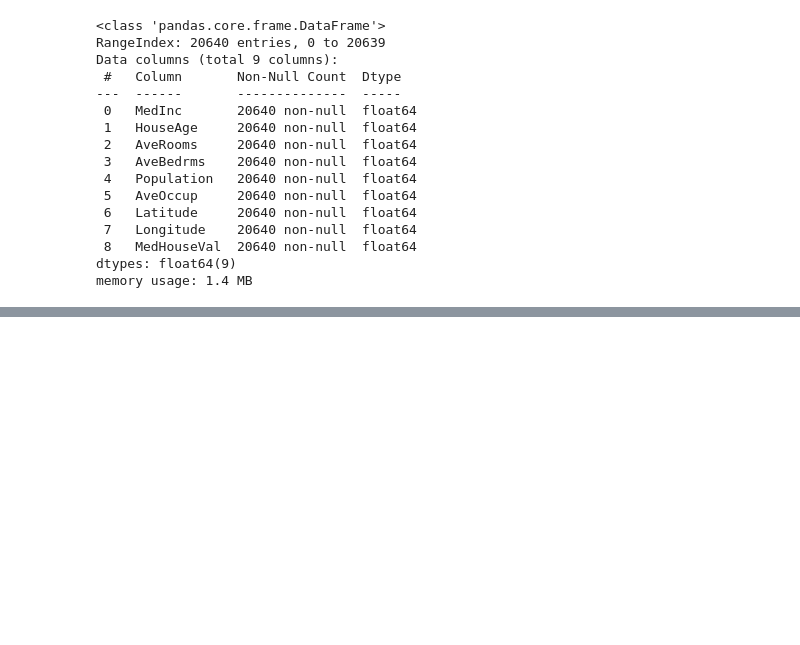
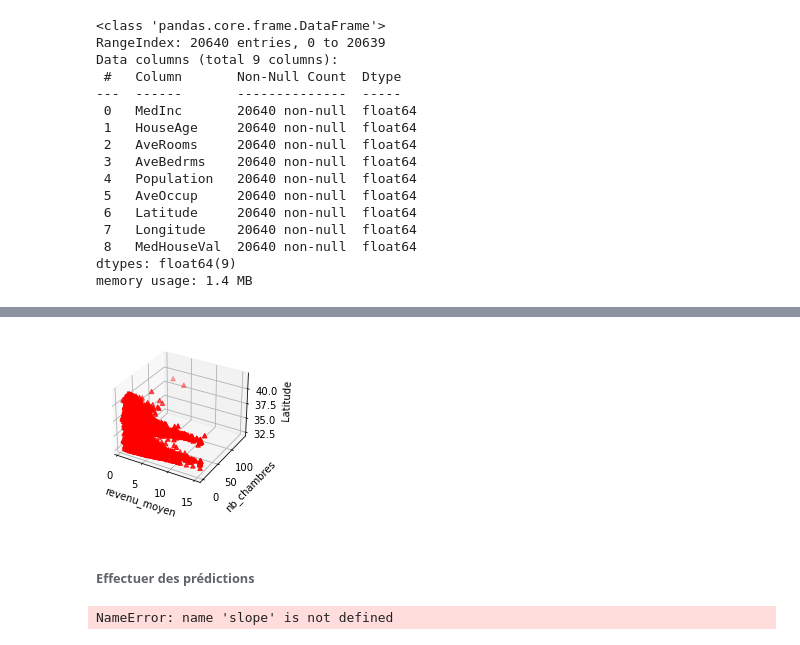
Before and after one commit to LaurenceAndraud/Les_mod-les_dans_tous_leurs_-tats, a Jupyter notebook: Tutoriel 2 - dataset California Housing.ipynb, the cells around one changed output, grey strips where cells are left out. Drawn from its saved outputs; the diff is of its cells as text; code cells hidden in the pictures; blank space fills up the shorter version.

Commit message:
15/11 update dataset california housing
avancement de l'apres-midi

```diff
--- a/Tutoriel 2 - dataset California Housing.ipynb
+++ b/Tutoriel 2 - dataset California Housing.ipynb
@@ -102,0 +193,18 @@ sns.heatmap(data=matrice_corr, annot=True)
+# %%
+fig = plt.figure()
+ax = fig.add_subplot(1,2,1, projection='3d')
+ax.scatter(
+    california_housing["MedInc"],
+    california_housing["AveRooms"],
+    california_housing["Latitude"],
+    c='r', marker='^')
+
+ax.set_xlabel('revenu_moyen')
+ax.set_ylabel('nb_chambres')
+ax.set_zlabel('Latitude')
+
+plt.show()
+# %% [output]
+[figure, added]
+# %% [markdown]
+###### Effectuer des prédictions
@@ -102,0 +214,6 @@ sns.heatmap(data=matrice_corr, annot=True)
+# %%
+#la variable fitLine sera un tableau de valeurs prédites depuis la tableau de variables X
+fitLine = predict(X)
+plt.plot(X, fitLine, c='r')
+# %% [output]
+NameError: name 'slope' is not defined
```
Also changed, not shown: parts of 23 cells of this notebook.
